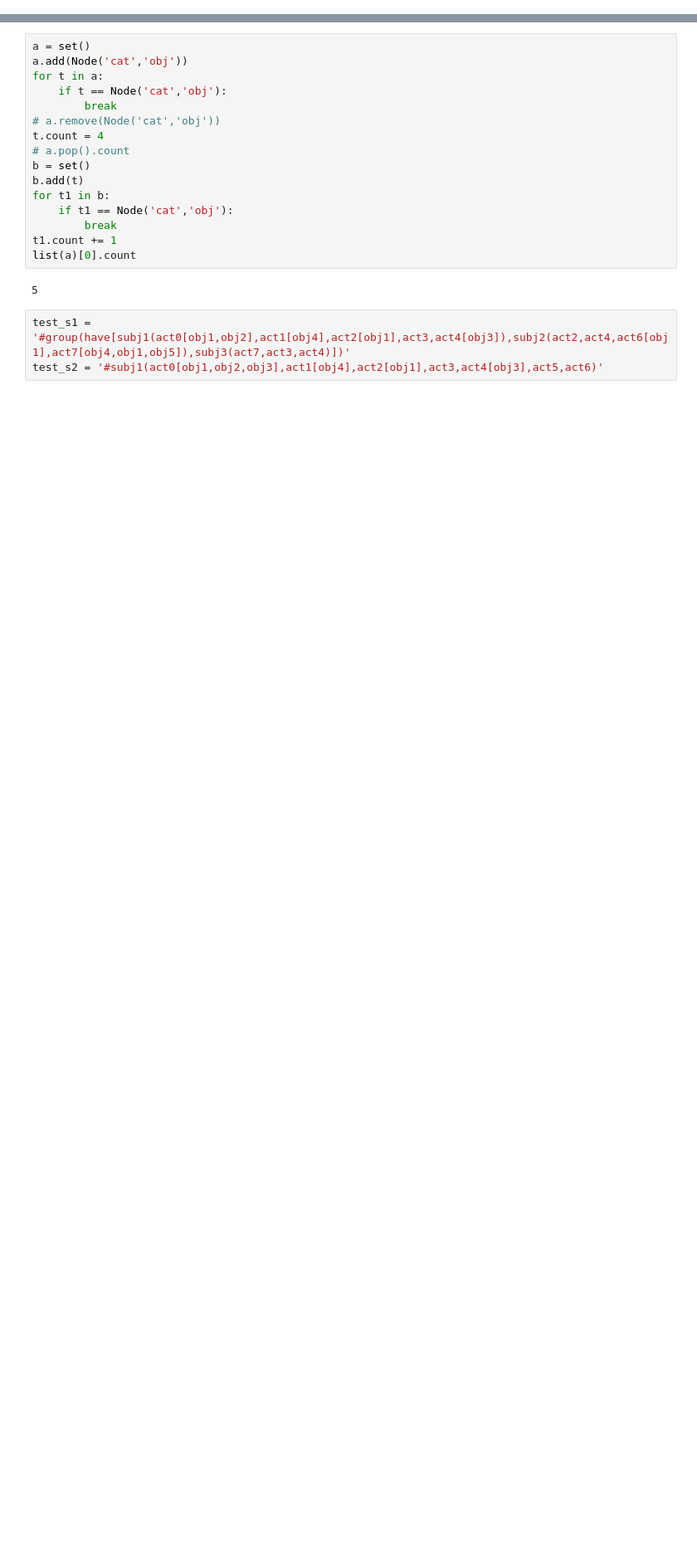
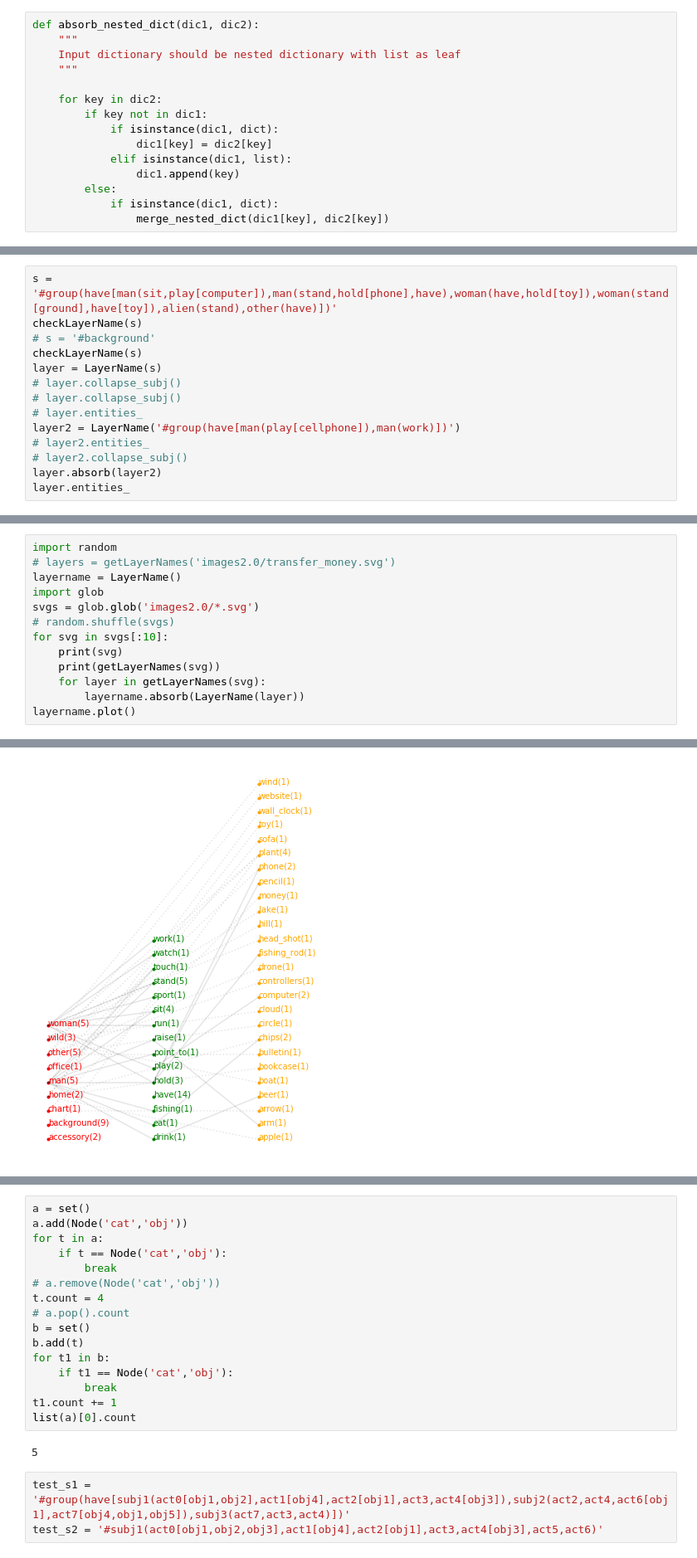
Before and after one commit to shwinshaker/Text2Scene, a Jupyter notebook: Untitled1.ipynb, the cells around one changed output, grey strips where cells are left out. Shown: that part at 83% size. Cells and saved outputs as stored; diff of their text form; blank space fills up the shorter version.

```diff
--- a/Untitled1.ipynb
+++ b/Untitled1.ipynb
@@ -381,0 +380,15 @@ class Graph:
+# %%
+def absorb_nested_dict(dic1, dic2):
+    """
+    Input dictionary should be nested dictionary with list as leaf
+    """
+
+    for key in dic2:
+        if key not in dic1:
+            if isinstance(dic1, dict):
+                dic1[key] = dic2[key]
+            elif isinstance(dic1, list):
+                dic1.append(key)
+        else:
+            if isinstance(dic1, dict):
+                merge_nested_dict(dic1[key], dic2[key])
@@ -381,0 +683,14 @@ class Graph:
+# %%
+s = '#group(have[man(sit,play[computer]),man(stand,hold[phone],have),woman(have,hold[toy]),woman(stand[ground],have[toy]),alien(stand),other(have)])'
+checkLayerName(s)
+# s = '#background'
+checkLayerName(s)
+layer = LayerName(s)
+# layer.collapse_subj()
+# layer.collapse_subj()
+# layer.entities_
+layer2 = LayerName('#group(have[man(play[cellphone]),man(work)])')
+# layer2.entities_
+# layer2.collapse_subj()
+layer.absorb(layer2)
+layer.entities_
@@ -381,0 +727,14 @@ class Graph:
+# %%
+import random
+# layers = getLayerNames('images2.0/transfer_money.svg')
+layername = LayerName()
+import glob
+svgs = glob.glob('images2.0/*.svg')
+# random.shuffle(svgs)
+for svg in svgs[:10]:
+    print(svg)
+    print(getLayerNames(svg))
+    for layer in getLayerNames(svg):
+        layername.absorb(LayerName(layer))
+layername.plot()
+# %% [output]
@@ -381,0 +761 @@ class Graph:
+[figure, added]
```
Also changed, not shown: parts of 22 cells of this notebook, 49 other files.
